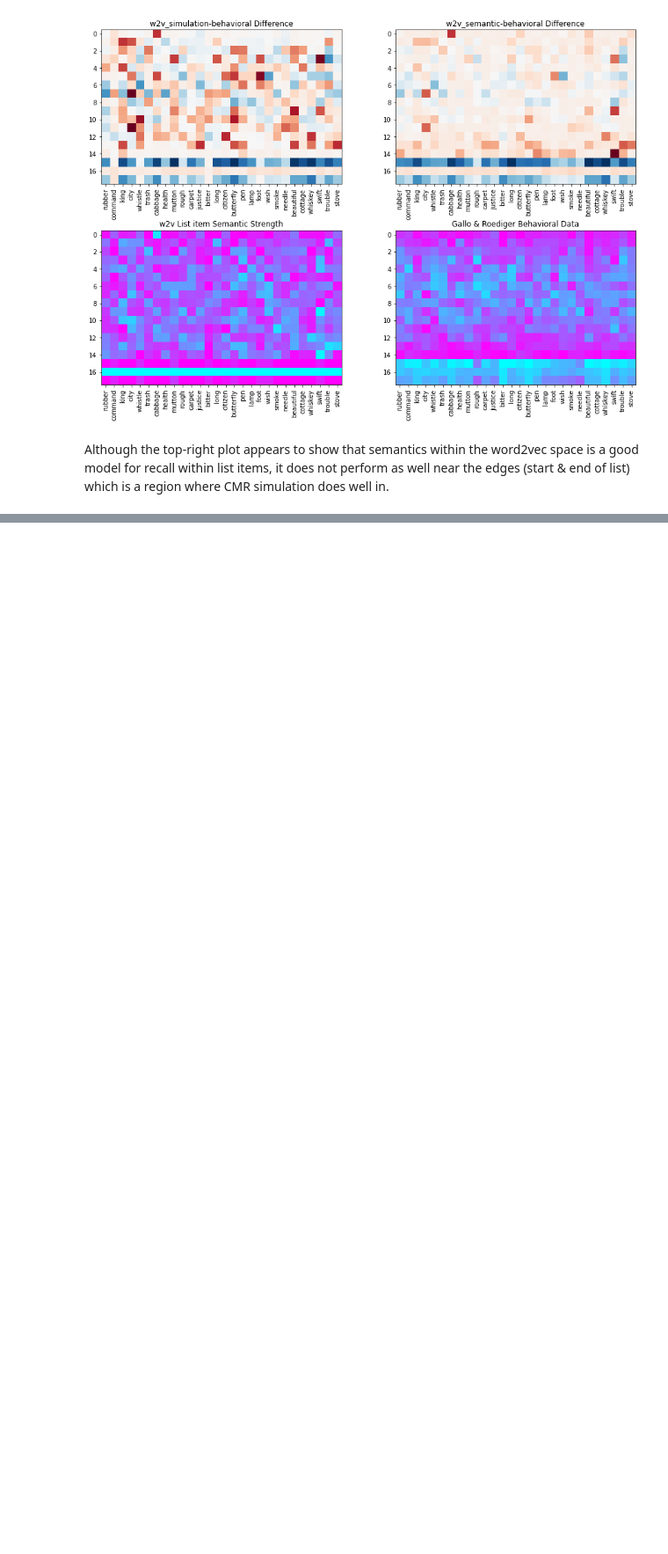
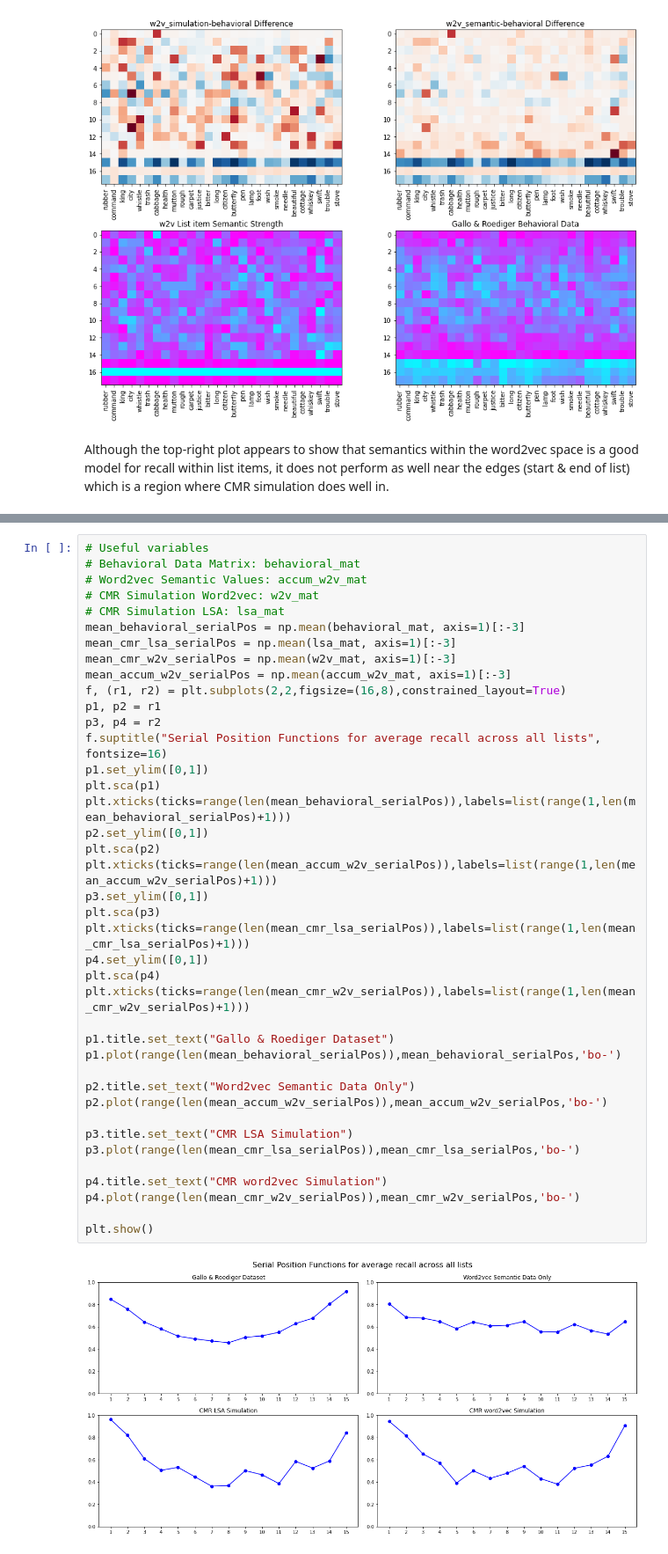
Before and after one commit to devYaoYH/DRM_Analysis, a Jupyter notebook: Data Visualization.ipynb, the cells around one changed output, grey strips where cells are left out. Shown at 88% size. Saved outputs shown, nothing was run; the diff lists cells and outputs as text; blank space fills up the shorter version.

```diff
--- a/Data Visualization.ipynb
+++ b/Data Visualization.ipynb
@@ -909,0 +944,42 @@ Although the top-right plot appears to show that semantics within the word2vec s
+# %%
+# Useful variables
+# Behavioral Data Matrix: behavioral_mat
+# Word2vec Semantic Values: accum_w2v_mat
+# CMR Simulation Word2vec: w2v_mat
+# CMR Simulation LSA: lsa_mat
+mean_behavioral_serialPos = np.mean(behavioral_mat, axis=1)[:-3]
+mean_cmr_lsa_serialPos = np.mean(lsa_mat, axis=1)[:-3]
+mean_cmr_w2v_serialPos = np.mean(w2v_mat, axis=1)[:-3]
+mean_accum_w2v_serialPos = np.mean(accum_w2v_mat, axis=1)[:-3]
+f, (r1, r2) = plt.subplots(2,2,figsize=(16,8),constrained_layout=True)
+p1, p2 = r1
+p3, p4 = r2
+f.suptitle("Serial Position Functions for average recall across all lists", fontsize=16)
+p1.set_ylim([0,1])
+plt.sca(p1)
+plt.xticks(ticks=range(len(mean_behavioral_serialPos)),labels=list(range(1,len(mean_behavioral_serialPos)+1)))
+p2.set_ylim([0,1])
+plt.sca(p2)
+plt.xticks(ticks=range(len(mean_accum_w2v_serialPos)),labels=list(range(1,len(mean_accum_w2v_serialPos)+1)))
+p3.set_ylim([0,1])
+plt.sca(p3)
+plt.xticks(ticks=range(len(mean_cmr_lsa_serialPos)),labels=list(range(1,len(mean_cmr_lsa_serialPos)+1)))
+p4.set_ylim([0,1])
+plt.sca(p4)
+plt.xticks(ticks=range(len(mean_cmr_w2v_serialPos)),labels=list(range(1,len(mean_cmr_w2v_serialPos)+1)))
+
+p1.title.set_text("Gallo & Roediger Dataset")
+p1.plot(range(len(mean_behavioral_serialPos)),mean_behavioral_serialPos,'bo-')
+
+p2.title.set_text("Word2vec Semantic Data Only")
+p2.plot(range(len(mean_accum_w2v_serialPos)),mean_accum_w2v_serialPos,'bo-')
+
+p3.title.set_text("CMR LSA Simulation")
+p3.plot(range(len(mean_cmr_lsa_serialPos)),mean_cmr_lsa_serialPos,'bo-')
+
+p4.title.set_text("CMR word2vec Simulation")
+p4.plot(range(len(mean_cmr_w2v_serialPos)),mean_cmr_w2v_serialPos,'bo-')
+
+plt.show()
+# %% [output]
+[figure, added]
```
Also changed, not shown: parts of 5 cells of this notebook, 18 other files.
